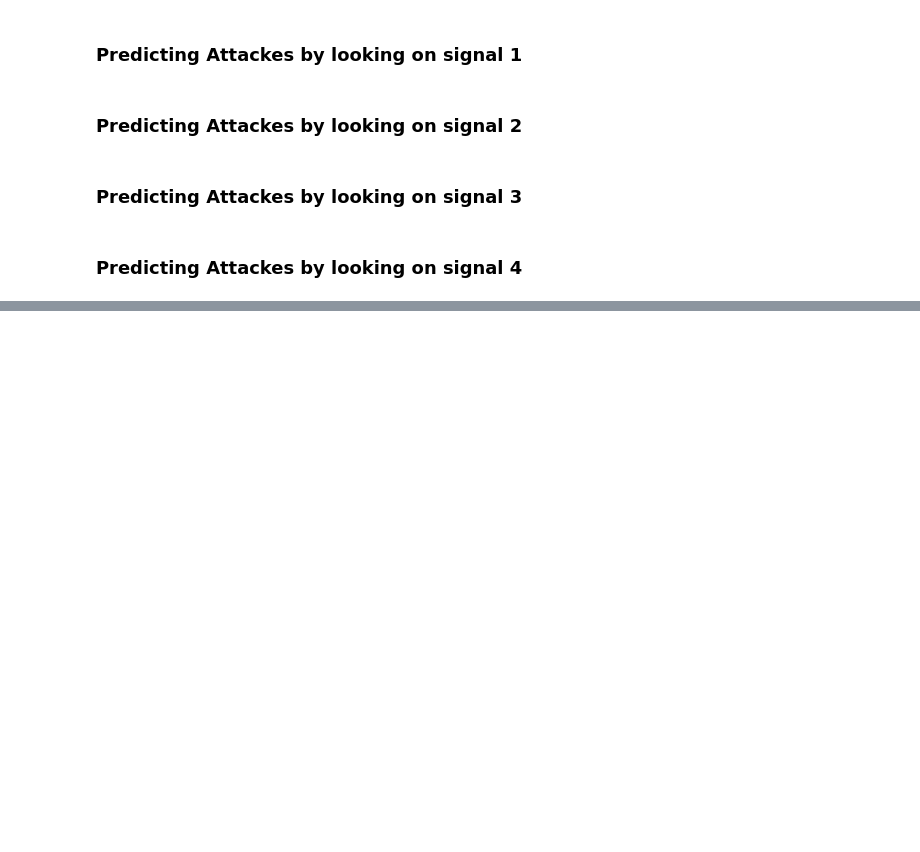
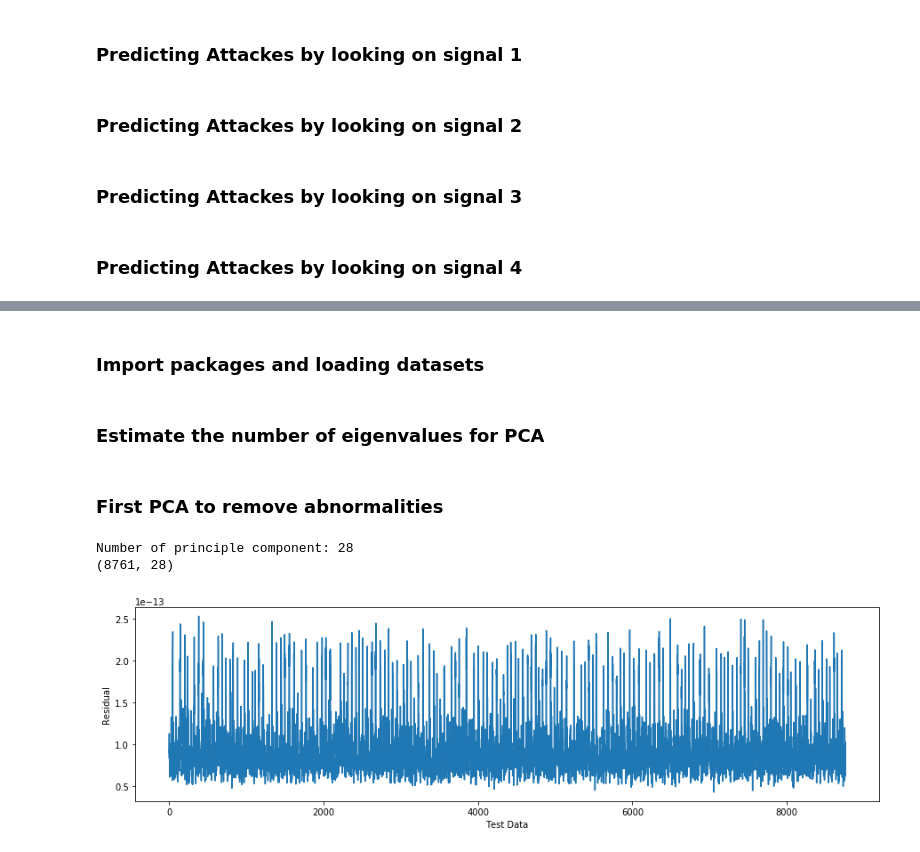
Before and after one commit to achilleasvlogiaris/Cyber-Data-Analytics-assignment-2, a Jupyter notebook: Assignment_2.ipynb, the cells around one changed output, grey strips where cells are left out. Cells and saved outputs as stored; diff of their text form; code cells hidden in the pictures; blank space fills up the shorter version.

```diff
--- a/Assignment_2.ipynb
+++ b/Assignment_2.ipynb
@@ -655,0 +661,2 @@ print("True Negatives:  ", TN)
+# %% [markdown]
+### Import packages and loading datasets
@@ -655,0 +713,2 @@ print("True Negatives:  ", TN)
+# %% [markdown]
+### Estimate the number of eigenvalues for PCA
@@ -655,0 +727,29 @@ print("True Negatives:  ", TN)
+# %% [markdown]
+### First PCA to remove abnormalities
+# %%
+
+# num = optimal_components(pca.explained_variance_, 0.99)
+# print(num)
+num = 6
+print('Number of principle component:', normal_data.shape[1])
+pca = PCA(n_components=normal_data.shape[1])
+pca.fit(normal_data)
+residuals = normal_data - pca.inverse_transform(pca.transform(normal_data))
+res_norm = np.sqrt(np.square(residuals).sum(axis=1))
+print(residuals.shape)
+# figure, ax = plt.subplots()
+plt.figure(figsize=(15,4))
+plt.xlabel('Test Data')
+plt.ylabel('Residual')
+plt.plot(res_norm.values)
+plt.show()
+
+mean = np.mean(res_norm)
+std = np.std(res_norm)
+threshold = mean+std
+abnormalities = np.where(res_norm>threshold)[0]
+normal_data_droped = normal_data.drop(normal_data.index[abnormalities])
+# %% [output]
+Number of principle component: 28
+(8761, 28)
+[figure, added]
```
Also changed, not shown: parts of 22 cells of this notebook.
